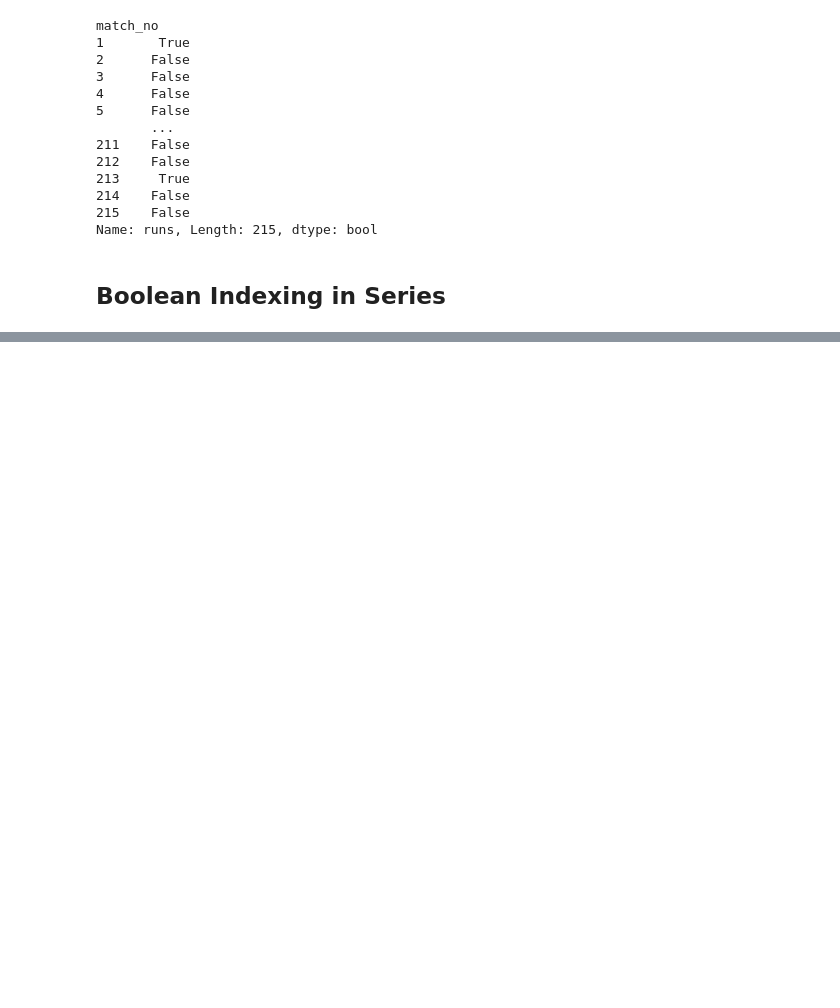
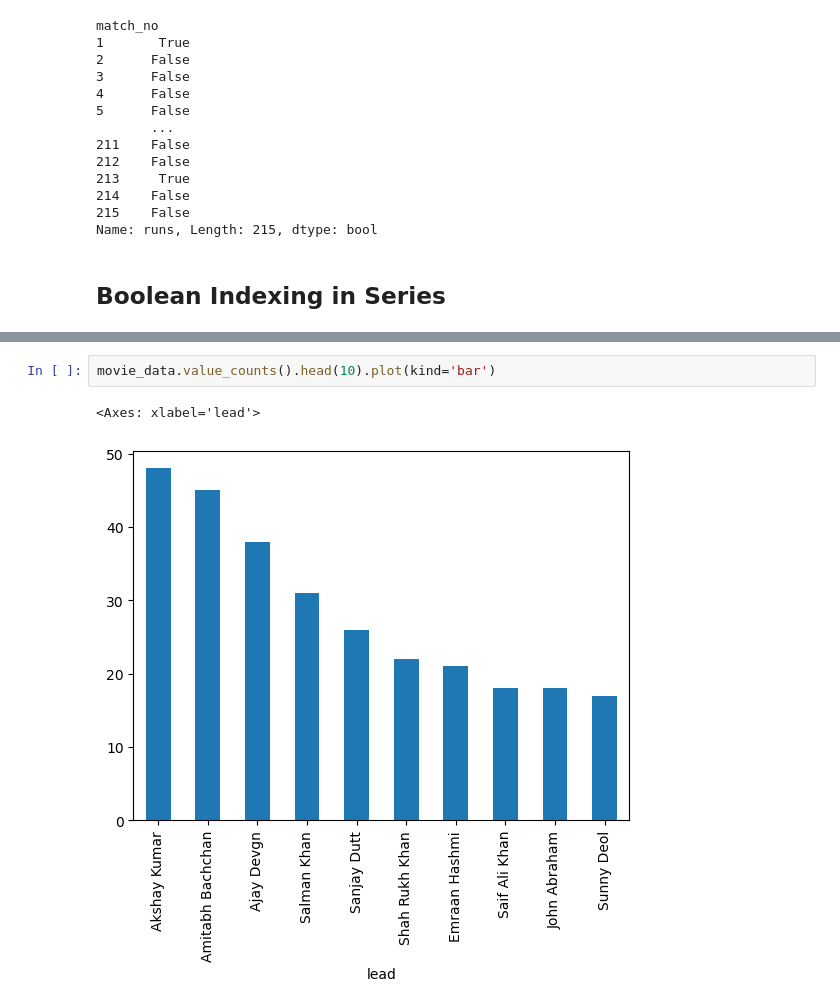
Before and after one commit to ProgramerSalar/Pandas, a Jupyter notebook: one.ipynb, the cells around one changed output, grey strips where cells are left out. Drawn from its saved outputs; the diff is of its cells as text; blank space fills up the shorter version.

```diff
--- a/one.ipynb
+++ b/one.ipynb
@@ -609,0 +641,5 @@ Name: runs, Length: 215, dtype: bool
+# %%
+movie_data.value_counts().head(10).plot(kind='bar')
+# %% [output]
+<Axes: xlabel='lead'>
+[figure, added]
```
Also changed, not shown: parts of 5 cells of this notebook, 1 other file.
